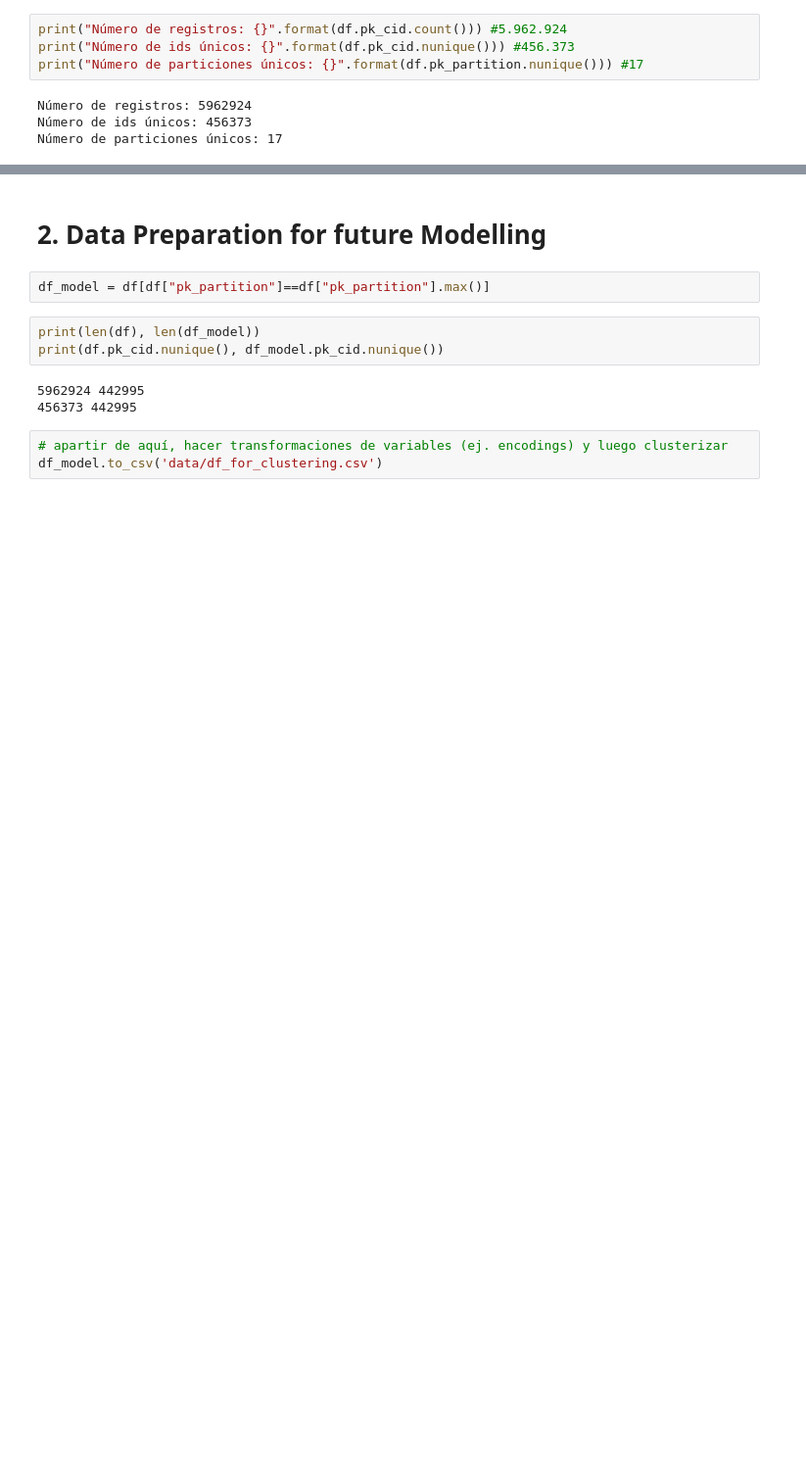
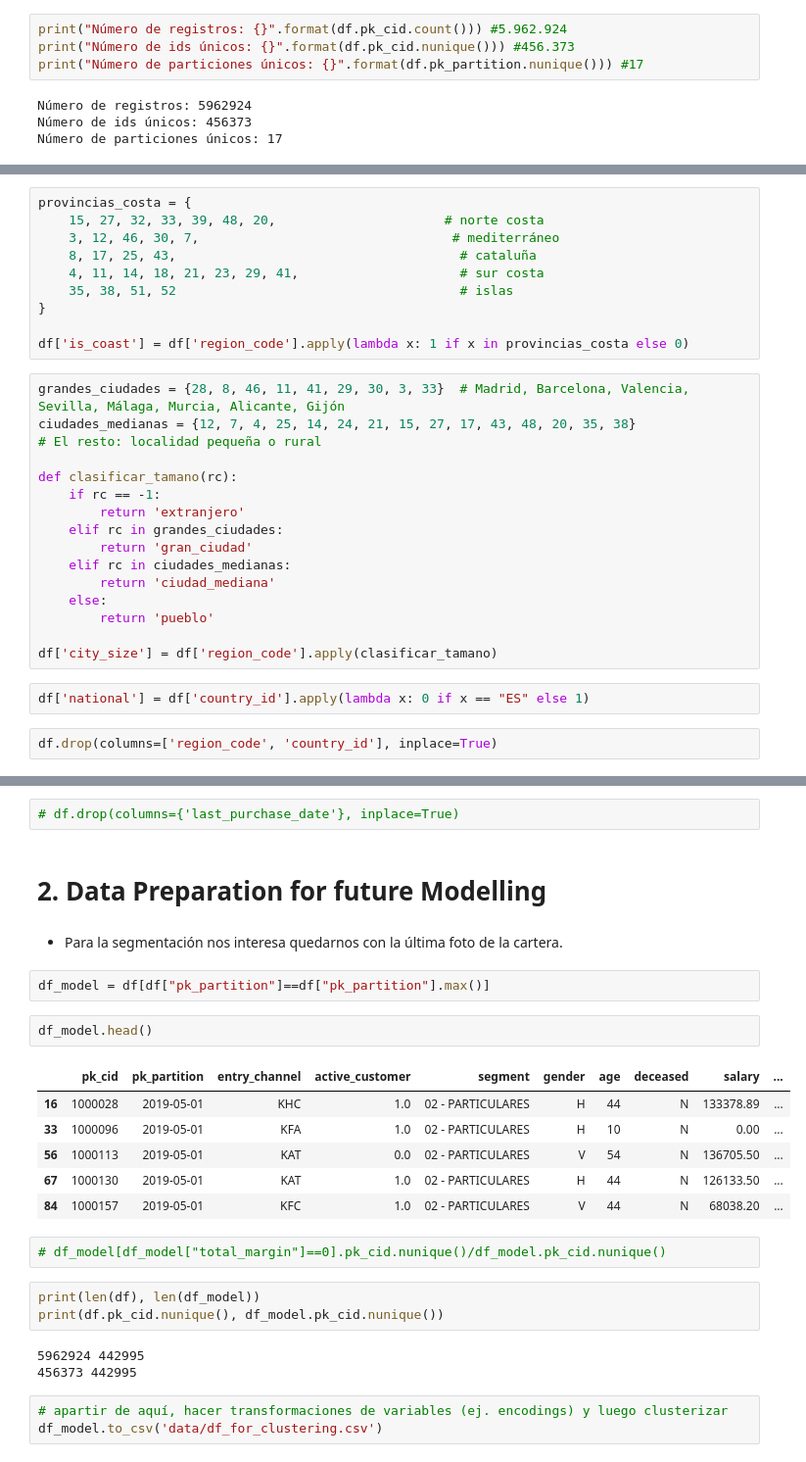
Before and after one commit to martadominguezm/grupo-1-dscesp-0525, a Jupyter notebook: TFM/clustering/proprocessing.ipynb, the cells around one changed output, grey strips where cells are left out. Shown at 98% size. Cells and saved outputs as stored; diff of their text form; blank space fills up the shorter version.

```diff
--- a/TFM/clustering/proprocessing.ipynb
+++ b/TFM/clustering/proprocessing.ipynb
@@ -466,0 +326,30 @@ Número de particiones únicos: 17
+# %%
+provincias_costa = {
+    15, 27, 32, 33, 39, 48, 20,                      # norte costa
+    3, 12, 46, 30, 7,                                 # mediterráneo
+    8, 17, 25, 43,                                     # cataluña
+    4, 11, 14, 18, 21, 23, 29, 41,                     # sur costa
+    35, 38, 51, 52                                     # islas
+}
+
+df['is_coast'] = df['region_code'].apply(lambda x: 1 if x in provincias_costa else 0)
+# %%
+grandes_ciudades = {28, 8, 46, 11, 41, 29, 30, 3, 33}  # Madrid, Barcelona, Valencia, Sevilla, Málaga, Murcia, Alicante, Gijón
+ciudades_medianas = {12, 7, 4, 25, 14, 24, 21, 15, 27, 17, 43, 48, 20, 35, 38}
+# El resto: localidad pequeña o rural
+
+def clasificar_tamano(rc):
+    if rc == -1:
+        return 'extranjero'
+    elif rc in grandes_ciudades:
+        return 'gran_ciudad'
+    elif rc in ciudades_medianas:
+        return 'ciudad_mediana'
+    else:
+        return 'pueblo'
+
+df['city_size'] = df['region_code'].apply(clasificar_tamano)
+# %%
+df['national'] = df['country_id'].apply(lambda x: 0 if x == "ES" else 1)
+# %%
+df.drop(columns=['region_code', 'country_id'], inplace=True)
@@ -467,7 +389,22 @@ Número de particiones únicos: 17
+# %%
+# df.drop(columns={'last_purchase_date'}, inplace=True)
 # %% [markdown]
 # 2. Data Preparation for future Modelling
-# %%
-df_model = df[df["pk_partition"]==df["pk_partition"].max()]
+# %% [markdown]
+* Para la segmentación nos interesa quedarnos con la última foto de la cartera.
+# %%
+df_model = df[df["pk_partition"]==df["pk_partition"].max()]
+# %%
+df_model.head()
+# %% [output]
+|  | pk_cid | pk_partition | entry_channel | active_customer | segment | gender | age | deceased | salary | ... |
+| 16 | 1000028 | 2019-05-01 | KHC | 1.0 | 02 - PARTICULARES | H | 44 | N | 133378.89 | ... |
+| 33 | 1000096 | 2019-05-01 | KFA | 1.0 | 02 - PARTICULARES | H | 10 | N | 0.00 | ... |
+| 56 | 1000113 | 2019-05-01 | KAT | 0.0 | 02 - PARTICULARES | V | 54 | N | 136705.50 | ... |
+| 67 | 1000130 | 2019-05-01 | KAT | 1.0 | 02 - PARTICULARES | H | 44 | N | 126133.50 | ... |
+| 84 | 1000157 | 2019-05-01 | KFC | 1.0 | 02 - PARTICULARES | V | 44 | N | 68038.20 | ... |
+# %%
+# df_model[df_model["total_margin"]==0].pk_cid.nunique()/df_model.pk_cid.nunique()
 # %%
 print(len(df), len(df_model))
 print(df.pk_cid.nunique(), df_model.pk_cid.nunique())
```
Also changed, not shown: parts of 39 cells of this notebook, 3 other files.
